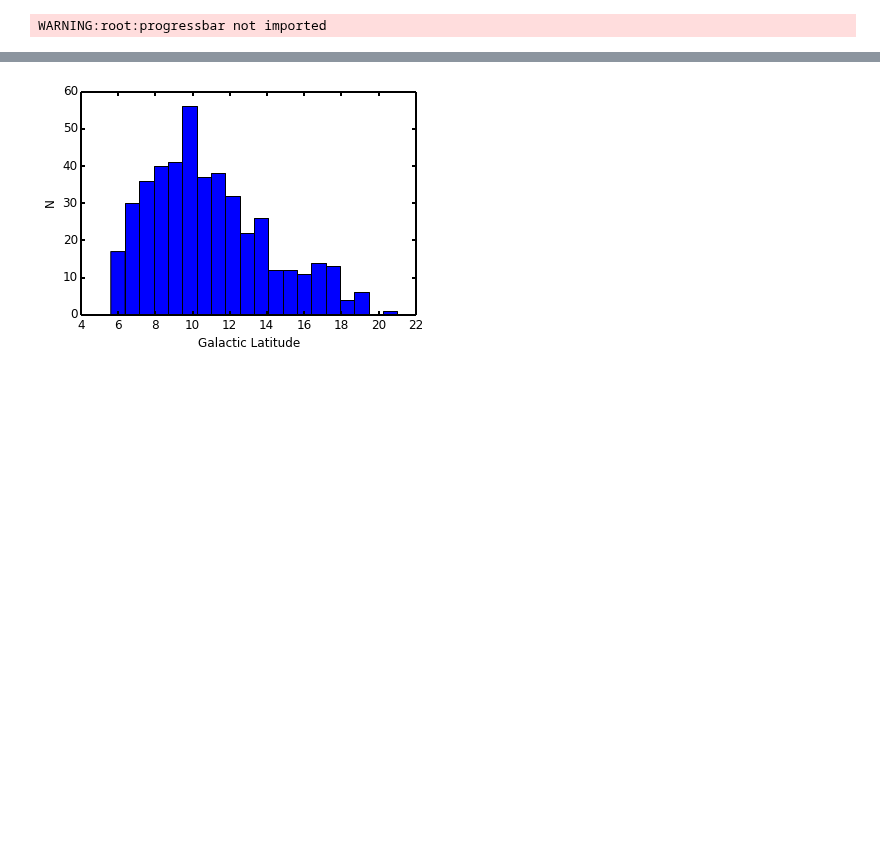
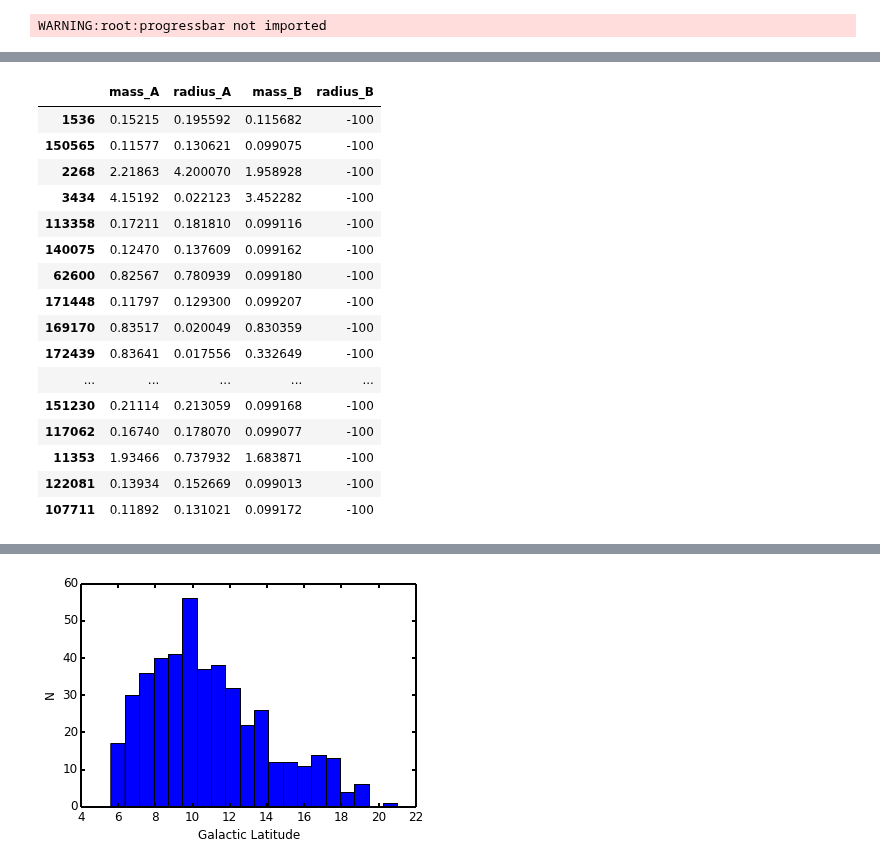
Before and after one commit to timothydmorton/exosyspop, a Jupyter notebook: bg-test.ipynb, the cells around one changed output, grey strips where cells are left out. Cells and saved outputs as stored; diff of their text form; code cells hidden in the pictures; blank space fills up the shorter version.

```diff
--- a/bg-test.ipynb
+++ b/bg-test.ipynb
@@ -32,3 +52,23 @@ BGEB: Slope trained: R2=0.992519879133
+# %%
+pop.stars.query('radius_B == -100')[['mass_A', 'radius_A', 'mass_B', 'radius_B']]
+# %% [output]
+|  | mass_A | radius_A | mass_B | radius_B |
+| 1536 | 0.15215 | 0.195592 | 0.115682 | -100 |
+| 150565 | 0.11577 | 0.130621 | 0.099075 | -100 |
+| 2268 | 2.21863 | 4.200070 | 1.958928 | -100 |
+| 3434 | 4.15192 | 0.022123 | 3.452282 | -100 |
+| 113358 | 0.17211 | 0.181810 | 0.099116 | -100 |
+| 140075 | 0.12470 | 0.137609 | 0.099162 | -100 |
+| 62600 | 0.82567 | 0.780939 | 0.099180 | -100 |
+| 171448 | 0.11797 | 0.129300 | 0.099207 | -100 |
+| 169170 | 0.83517 | 0.020049 | 0.830359 | -100 |
+| 172439 | 0.83641 | 0.017556 | 0.332649 | -100 |
+| ... | ... | ... | ... | ... |
+| 151230 | 0.21114 | 0.213059 | 0.099168 | -100 |
+| 117062 | 0.16740 | 0.178070 | 0.099077 | -100 |
+| 11353 | 1.93466 | 0.737932 | 1.683871 | -100 |
+| 122081 | 0.13934 | 0.152669 | 0.099013 | -100 |
+| 107711 | 0.11892 | 0.131021 | 0.099172 | -100 |
 # %%
 obs_pop = pop.get_N_observed(N=5000, new_orbits=True, query='T14_pri < 2 or T14_sec < 2')
 # %%
```
Also changed, not shown: parts of 6 cells of this notebook, 4 other files.
